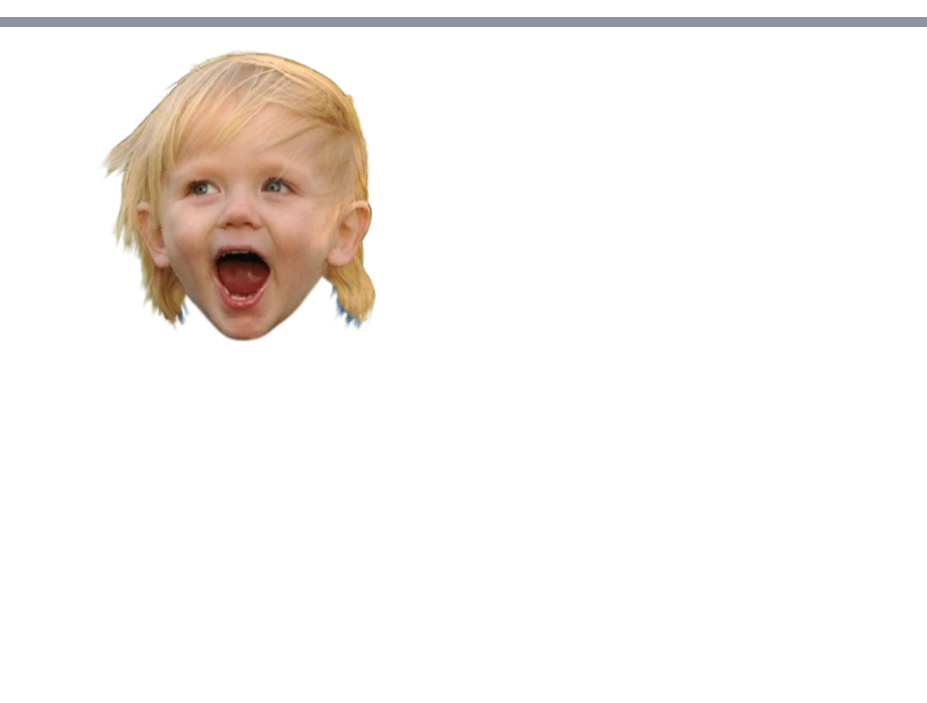
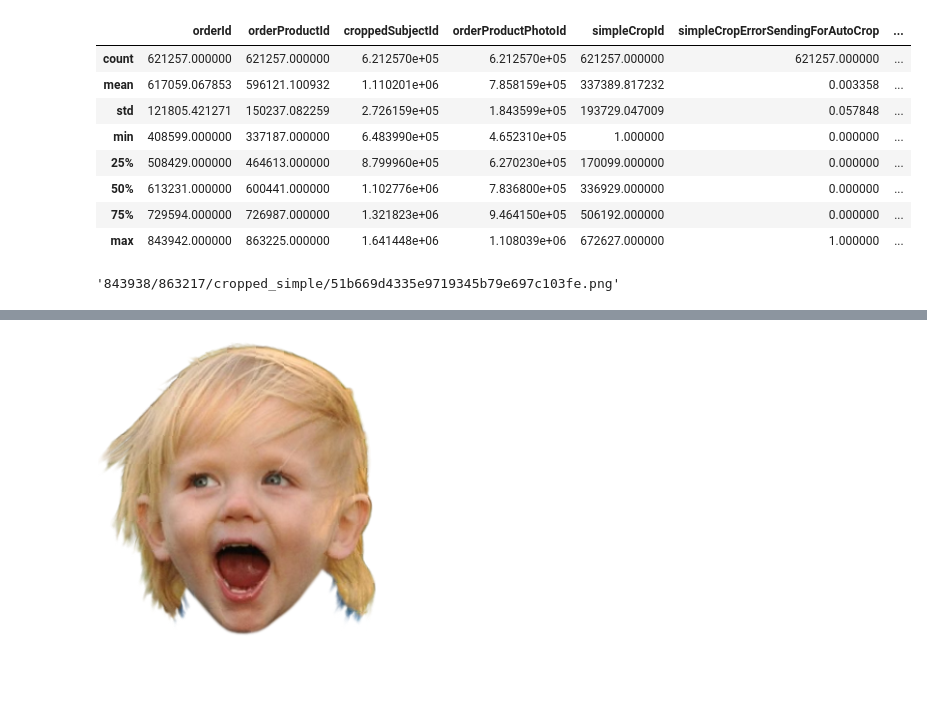
Before and after one commit to NewSciTLH/U-2-Net, a Jupyter notebook: notesdayperday.ipynb, the cells around one changed output, grey strips where cells are left out. Cells and saved outputs as stored; diff of their text form; code cells hidden in the pictures; blank space fills up the shorter version.

```diff
--- a/notesdayperday.ipynb
+++ b/notesdayperday.ipynb
@@ -8,0 +5,15 @@ array([[1, 2, 5],
+# %%
+import pandas as pd
+import numpy as np
+
+from google.cloud import storage
+my_file = Path("/home/ericd/storagekey.json")
+if my_file.is_file():
+    storage_client = storage.Client.from_service_account_json(my_file)
+else:
+    storage_client = storage.Client()
+bucket = storage_client.bucket('divvyup_data')
+
+df = pd.read_csv("divvyup_cropped_subjects.csv")
+
+num_rows, num_cols = df.shape
@@ -8,0 +29,16 @@ array([[1, 2, 5],
+# %%
+df.describe()
+# %% [output]
+|  | orderId | orderProductId | croppedSubjectId | orderProductPhotoId | simpleCropId | simpleCropErrorSendingForAutoCrop | ... |
+| count | 621257.000000 | 621257.000000 | 6.212570e+05 | 6.212570e+05 | 621257.000000 | 621257.000000 | ... |
+| mean | 617059.067853 | 596121.100932 | 1.110201e+06 | 7.858159e+05 | 337389.817232 | 0.003358 | ... |
+| std | 121805.421271 | 150237.082259 | 2.726159e+05 | 1.843599e+05 | 193729.047009 | 0.057848 | ... |
+| min | 408599.000000 | 337187.000000 | 6.483990e+05 | 4.652310e+05 | 1.000000 | 0.000000 | ... |
+| 25% | 508429.000000 | 464613.000000 | 8.799960e+05 | 6.270230e+05 | 170099.000000 | 0.000000 | ... |
+| 50% | 613231.000000 | 600441.000000 | 1.102776e+06 | 7.836800e+05 | 336929.000000 | 0.000000 | ... |
+| 75% | 729594.000000 | 726987.000000 | 1.321823e+06 | 9.464150e+05 | 506192.000000 | 0.000000 | ... |
+| max | 843942.000000 | 863225.000000 | 1.641448e+06 | 1.108039e+06 | 672627.000000 | 1.000000 | ... |
+# %%
+simple_crop_blob[0].name
+# %% [output]
+'843938/863217/cropped_simple/51b669d4335e9719345b79e697c103fe.png'
```
Also changed, not shown: parts of 9 cells of this notebook, 1 other file.
